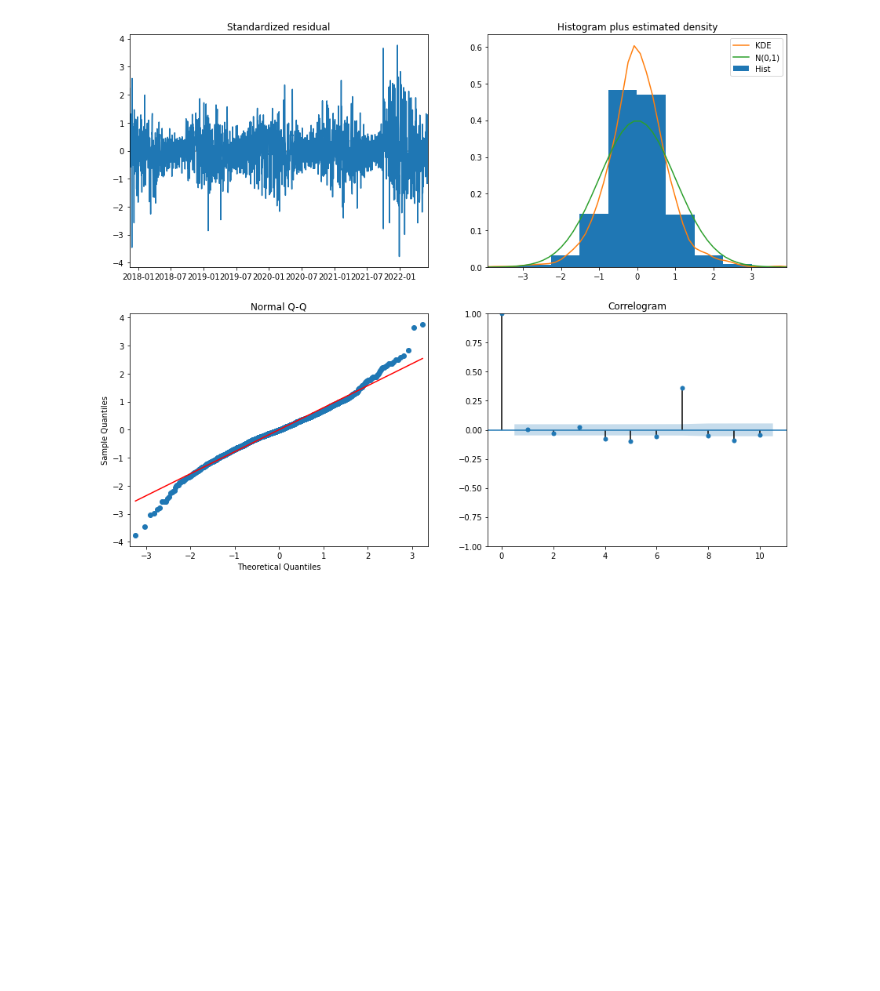
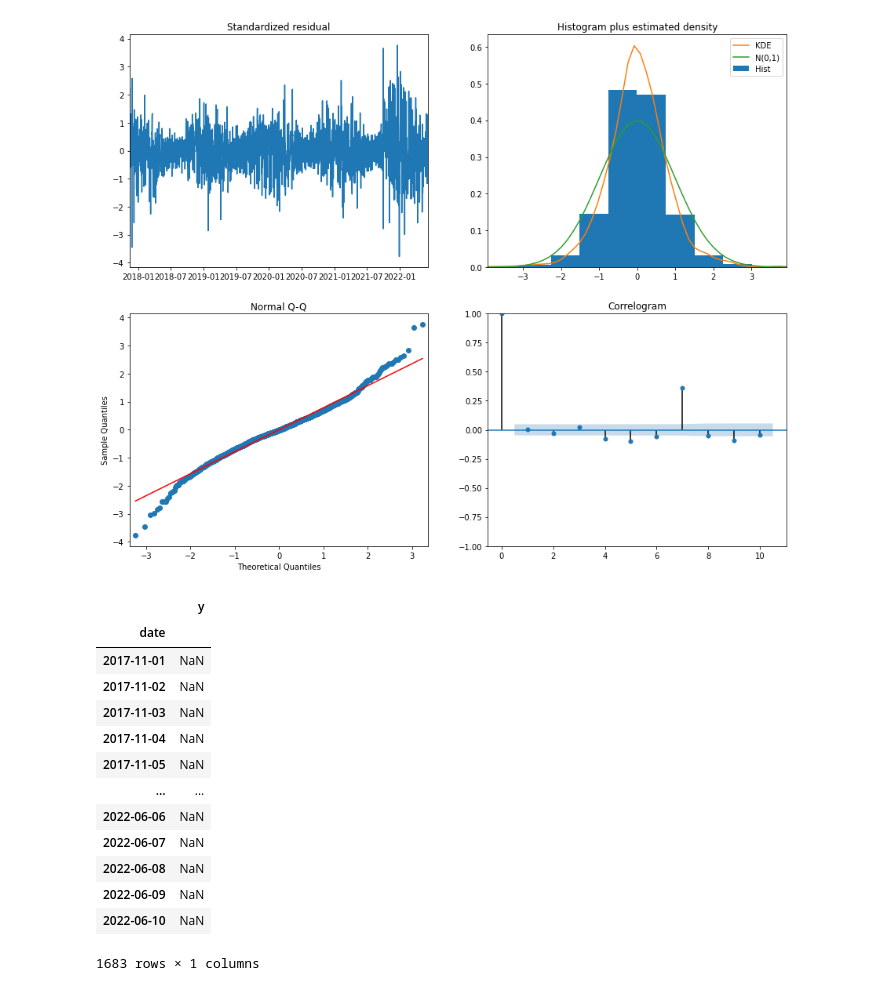
Before and after one commit to jfsalzmann/gasprices, a Jupyter notebook: final_sarimax.ipynb, the cells around one changed output. Drawn from its saved outputs; the diff is of its cells as text; code cells hidden in the pictures; blank space fills up the shorter version.

```diff
--- a/final_sarimax.ipynb
+++ b/final_sarimax.ipynb
@@ -114,4 +114,23 @@ plt.show()
 [figure]
 # %%
 model = SARIMA_model
+# %%
+prediction = pd.DataFrame(model.predict(), index =train_y.index)
+prediction.columns = ['y']
+prediction
+# %% [output]
+|  | y |
+| date |  |
+| 2017-11-01 | NaN |
+| 2017-11-02 | NaN |
+| 2017-11-03 | NaN |
+| 2017-11-04 | NaN |
+| 2017-11-05 | NaN |
+| ... | ... |
+| 2022-06-06 | NaN |
+| 2022-06-07 | NaN |
+| 2022-06-08 | NaN |
+| 2022-06-09 | NaN |
+| 2022-06-10 | NaN |
+1683 rows × 1 columns
 # %%
```
Also changed, not shown: parts of 1 cell of this notebook.
